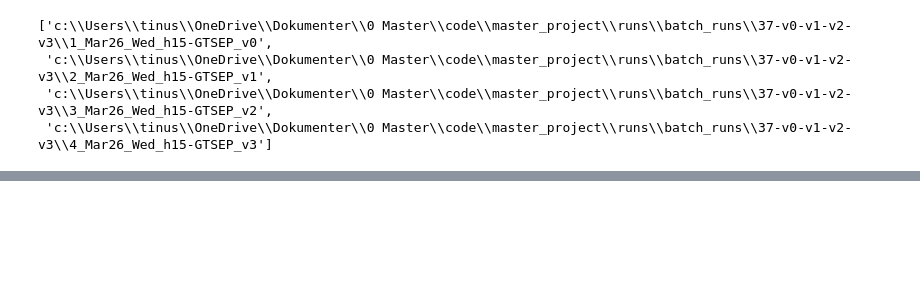
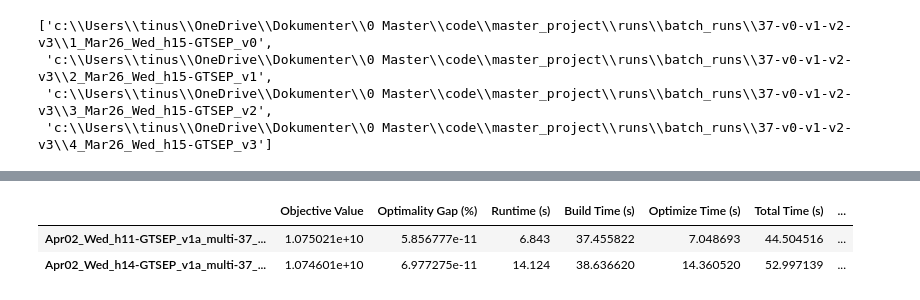
Before and after one commit to TinusAlsos/master_project, a Jupyter notebook: notebooks/compare_runs_2nd_April.ipynb, the cells around one changed output, grey strips where cells are left out. Saved outputs shown, nothing was run; the diff lists cells and outputs as text; code cells hidden in the pictures; blank space fills up the shorter version.

```diff
--- a/notebooks/compare_runs_2nd_April.ipynb
+++ b/notebooks/compare_runs_2nd_April.ipynb
@@ -686,0 +310,6 @@ plt.show()
+# %%
+model_info_df
+# %% [output]
+|  | Objective Value | Optimality Gap (%) | Runtime (s) | Build Time (s) | Optimize Time (s) | Total Time (s) | ... |
+| Apr02_Wed_h11-GTSEP_v1a_multi-37_... | 1.075021e+10 | 5.856777e-11 | 6.843 | 37.455822 | 7.048693 | 44.504516 | ... |
+| Apr02_Wed_h14-GTSEP_v1a_multi-37_... | 1.074601e+10 | 6.977275e-11 | 14.124 | 38.636620 | 14.360520 | 52.997139 | ... |
```
Also changed, not shown: parts of 23 cells of this notebook, 13 other files.
